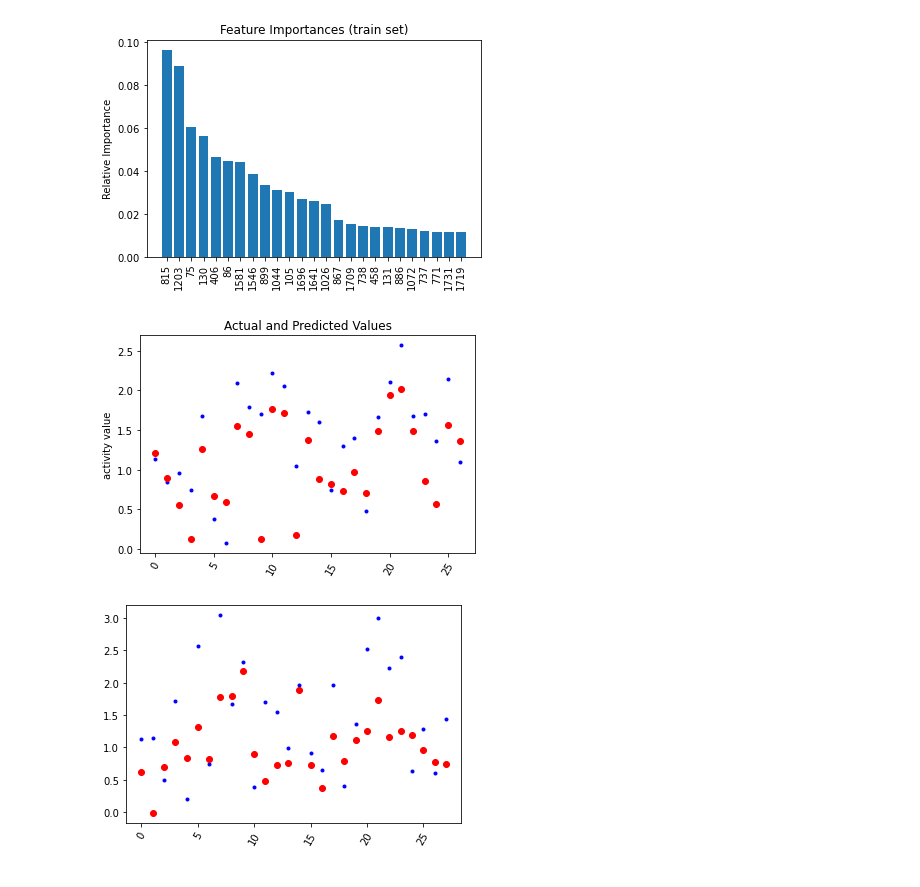
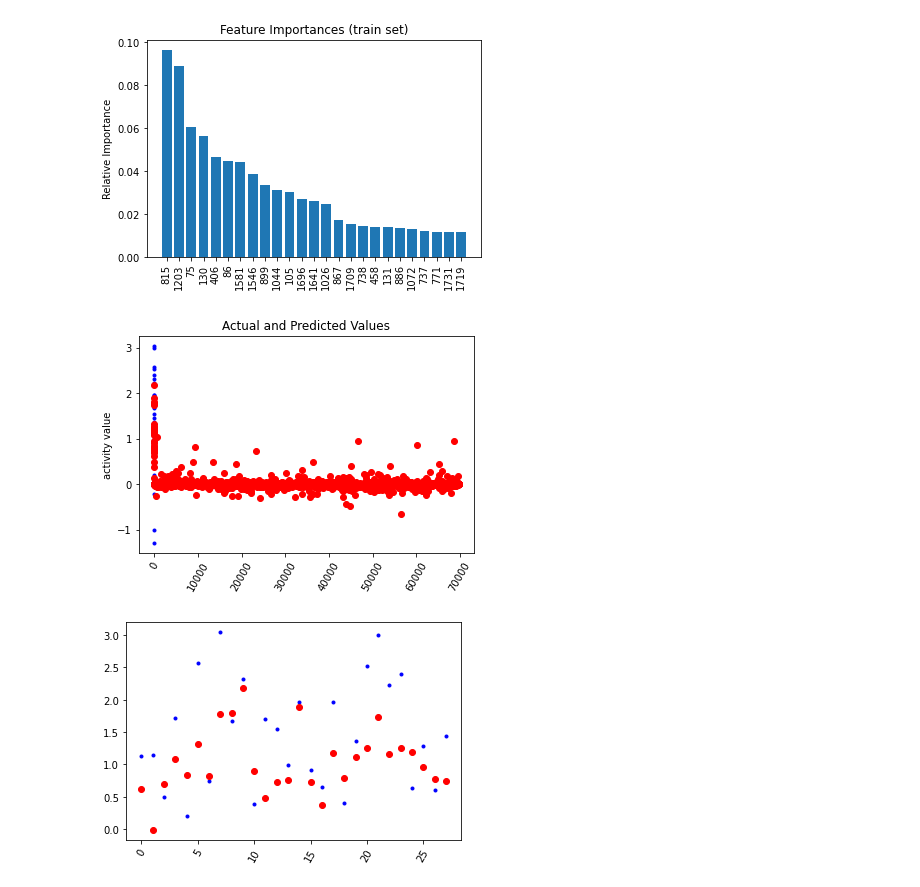
Before and after one commit to srensi/tmprss2, a Jupyter notebook: notebooks/random_forest_withdark_merged_data.ipynb, the cells around one changed output. Drawn from its saved outputs; the diff is of its cells as text; code cells hidden in the pictures.

```diff
--- a/notebooks/random_forest_withdark_merged_data.ipynb
+++ b/notebooks/random_forest_withdark_merged_data.ipynb
@@ -380,15 +384,15 @@ plt.show()
 [figure]
 # %%
 # Dataframe with predictions and dates
-plt.plot(y2_test[y2_test>0], 'b.', label = 'actual')
+plt.plot(y2_test, 'b.', label = 'actual')
 # Plot the predicted values
-plt.plot(y_pred_regr[y2_test>0], 'ro', label = 'prediction')
+plt.plot(y_pred_regr, 'ro', label = 'prediction')
 plt.xticks(rotation = '60');
 
 # Graph labels
 plt.ylabel('activity value'); plt.title('Actual and Predicted Values');
 # %% [output]
-[figure, old version]
+[figure, new version]
 # %%
 plt.plot(y2_test[y2_test>0], 'b.', label = 'actual')
 # Plot the predicted values
```
Also changed, not shown: parts of 9 cells of this notebook.
